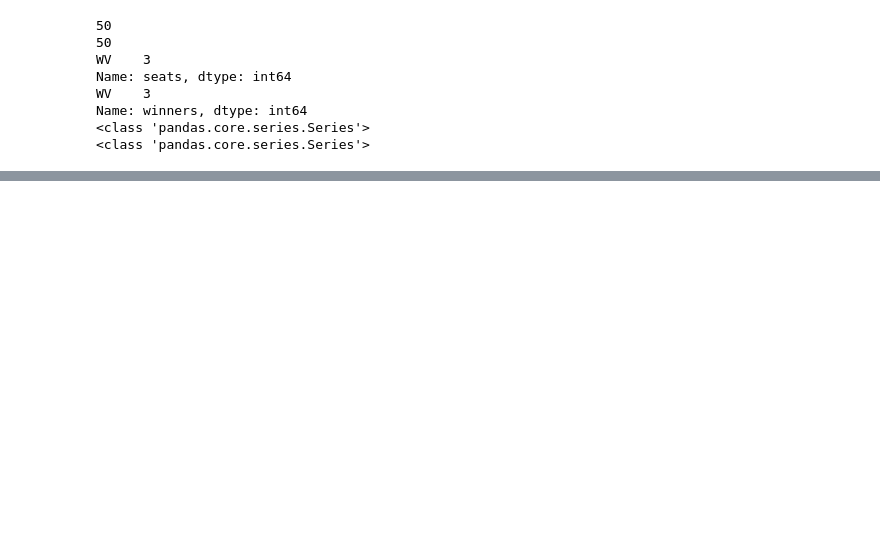
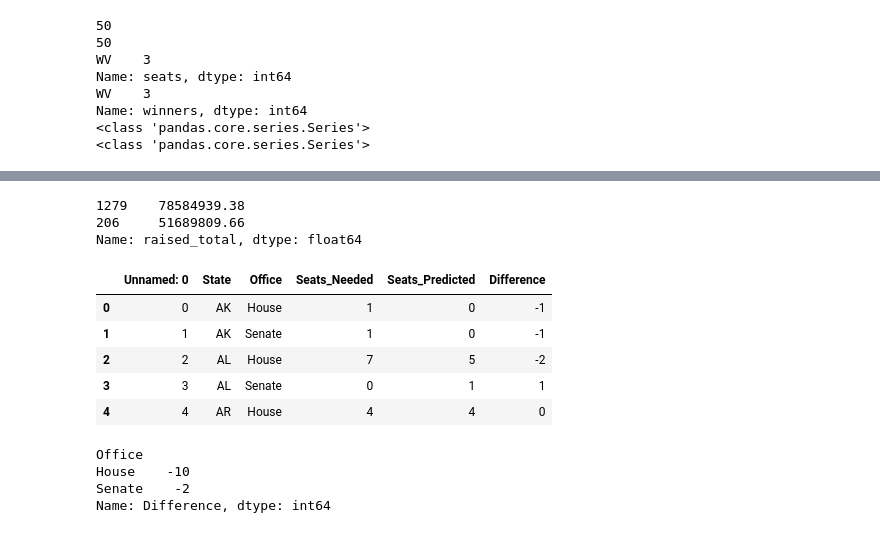
Before and after one commit to armyofkittens/Analyze-This-Campaign-Finance-Analysis, a Jupyter notebook: ML_modeling_v1 (1).ipynb, the cells around one changed output, grey strips where cells are left out. Cells and saved outputs as stored; diff of their text form; code cells hidden in the pictures; blank space fills up the shorter version.

```diff
--- a/ML_modeling_v1.ipynb
+++ b/ML_modeling_v1 (1).ipynb
@@ -1064,0 +992,26 @@ state_seats_diff_df3.groupby("Office").sum()
+# %%
+#test grabbing n largest values
+sam = results_df['raised_total'].nlargest(2)
+sam
+# %% [output]
+1279    78584939.38
+206     51689809.66
+Name: raised_total, dtype: float64
+# %%
+# Read in differences
+pred_diffs = pd.read_csv("all_seats_prediction_differences.csv")
+pred_diffs.head()
+# %% [output]
+|  | Unnamed: 0 | State | Office | Seats_Needed | Seats_Predicted | Difference |
+| 0 | 0 | AK | House | 1 | 0 | -1 |
+| 1 | 1 | AK | Senate | 1 | 0 | -1 |
+| 2 | 2 | AL | House | 7 | 5 | -2 |
+| 3 | 3 | AL | Senate | 0 | 1 | 1 |
+| 4 | 4 | AR | House | 4 | 4 | 0 |
+# %%
+pred_diffs.groupby('Office')['Difference'].sum()
+# %% [output]
+Office
+House    -10
+Senate    -2
+Name: Difference, dtype: int64
```
Also changed, not shown: parts of 54 cells of this notebook, 4 other files.
